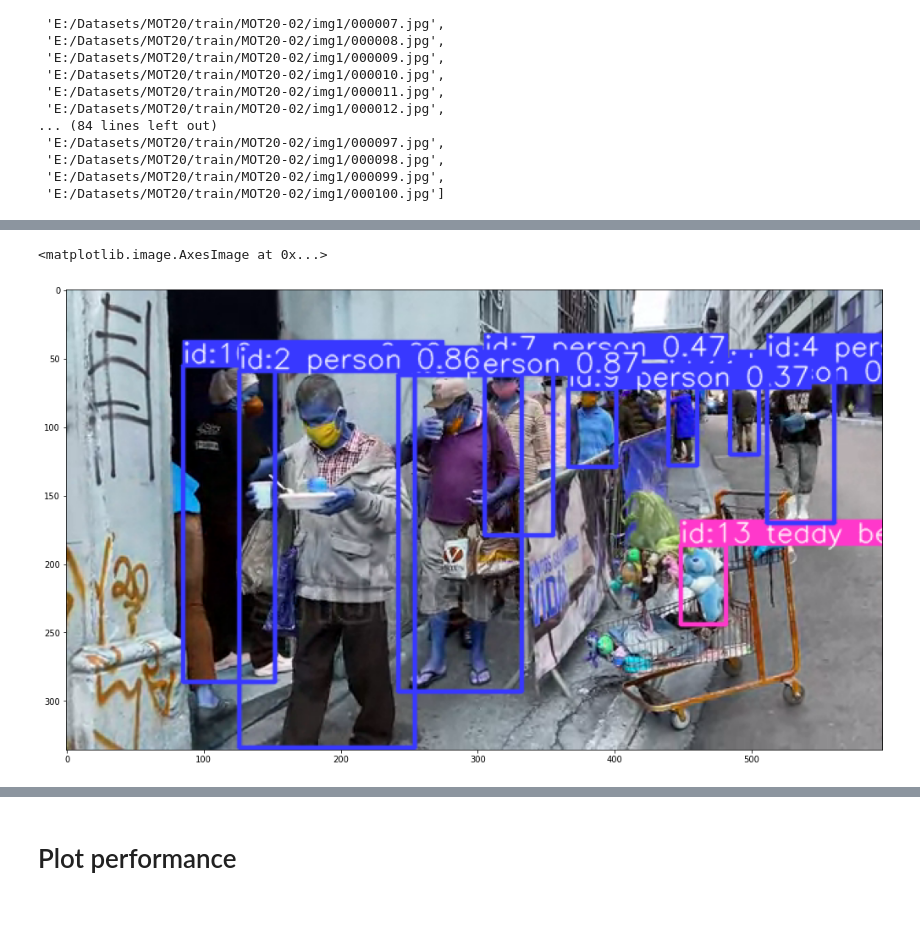
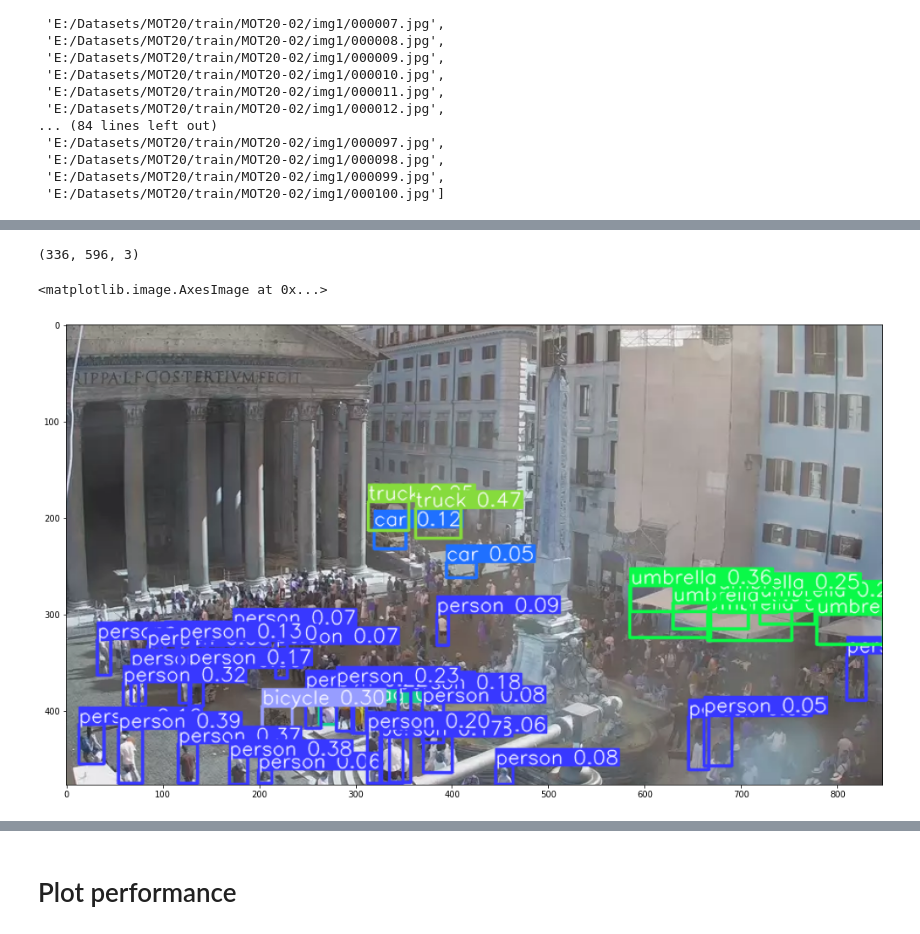
Before and after one commit to jsobolew/ASO, a Jupyter notebook: yolo.ipynb, the cells around one changed output, grey strips where cells are left out. Drawn from its saved outputs; the diff is of its cells as text; code cells hidden in the pictures.

Commit message:
final changes to YOLO

```diff
--- a/yolo.ipynb
+++ b/yolo.ipynb
@@ -32,10 +32,10 @@ img_path[:100]
  'E:/Datasets/MOT20/train/MOT20-02/img1/000100.jpg']
 # %%
 # Load a model
-model = YOLO("yolov8n.pt")  # load a pretrained model (recommended for training)
+model = YOLO("yolov8x.pt")  # load a pretrained model (recommended for training)
 
 # Use the model
-# results = model.track("_1657014482.webp", conf=0.05)  # predict on an image
+results = model.track("_1657014482.webp", conf=0.05)  # predict on an image
 # results = model.track(img_path[1], conf=0.05)  # predict on an image
-results = model.track("stock-footage-sao-paulo-sp-brazil-may-people-form-a-long-line-to-receive-food-donations-for-lunch.webm", conf=0.05)
+# results = model.track("stock-footage-sao-paulo-sp-brazil-may-people-form-a-long-line-to-receive-food-donations-for-lunch.webm", conf=0.05)
 # %% [output]
@@ -69,12 +54,16 @@ for r in results:
     out.write(r.plot())
 
 out.release()
+# %%
+results[100].plot().shape
+# %% [output]
+(336, 596, 3)
 # %%
 plt.figure(figsize=(20,10))
-plt.imshow(results[100].plot())
+plt.imshow(results[0].plot())
 # %% [output]
 <matplotlib.image.AxesImage at 0x...>
-[figure, old version]
+[figure, new version]
 # %%
 frames = []
 
```
Also changed, not shown: parts of 11 cells of this notebook.
